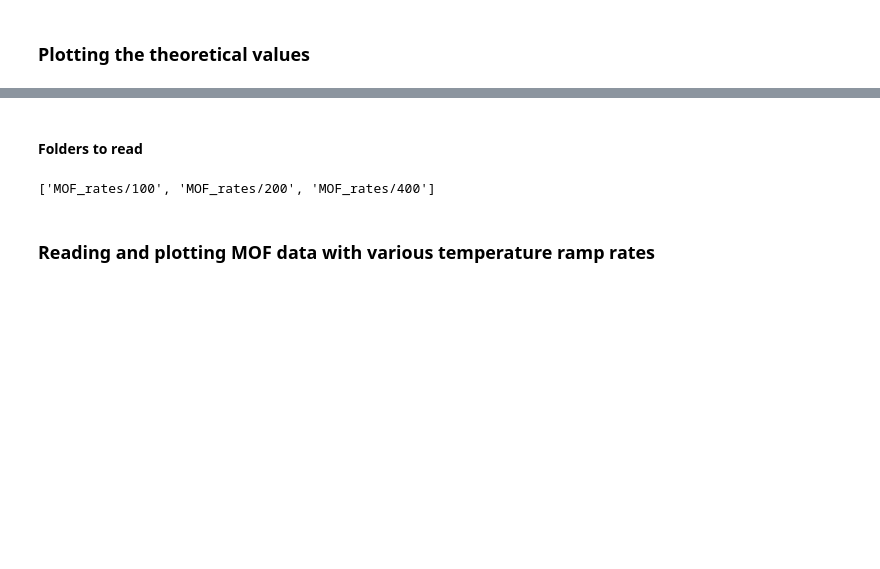
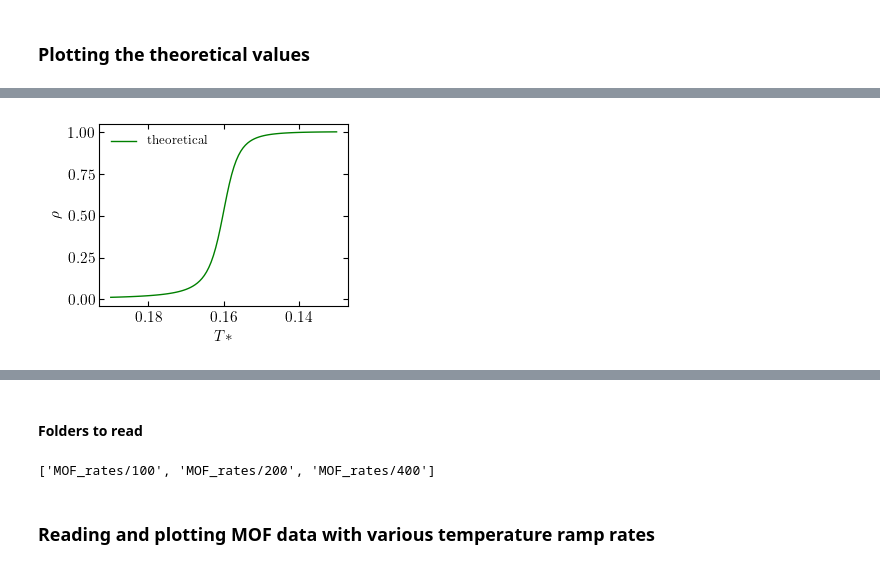
Before and after one commit to zpreisler/MOF, a Jupyter notebook: MOF_analysis.ipynb, the cells around one changed output, grey strips where cells are left out. Drawn from its saved outputs; the diff is of its cells as text; code cells hidden in the pictures; blank space fills up the shorter version.

```diff
--- a/MOF_analysis.ipynb
+++ b/MOF_analysis.ipynb
@@ -217,5 +244,11 @@ figure()
 plot(temp,rho,'g-',linewidth=1.0,label=r"theoretical")
 legend(frameon=False)
 gca().invert_xaxis()
+
+xlabel(r"$T*$")
+ylabel(r"$\rho$")
+
+subplots_adjust(left=0.18,bottom=0.18)
+
 show()
 # %% [output]
@@ -223,0 +255 @@ show()
+[figure, added]
```
Also changed, not shown: parts of 7 cells of this notebook.
